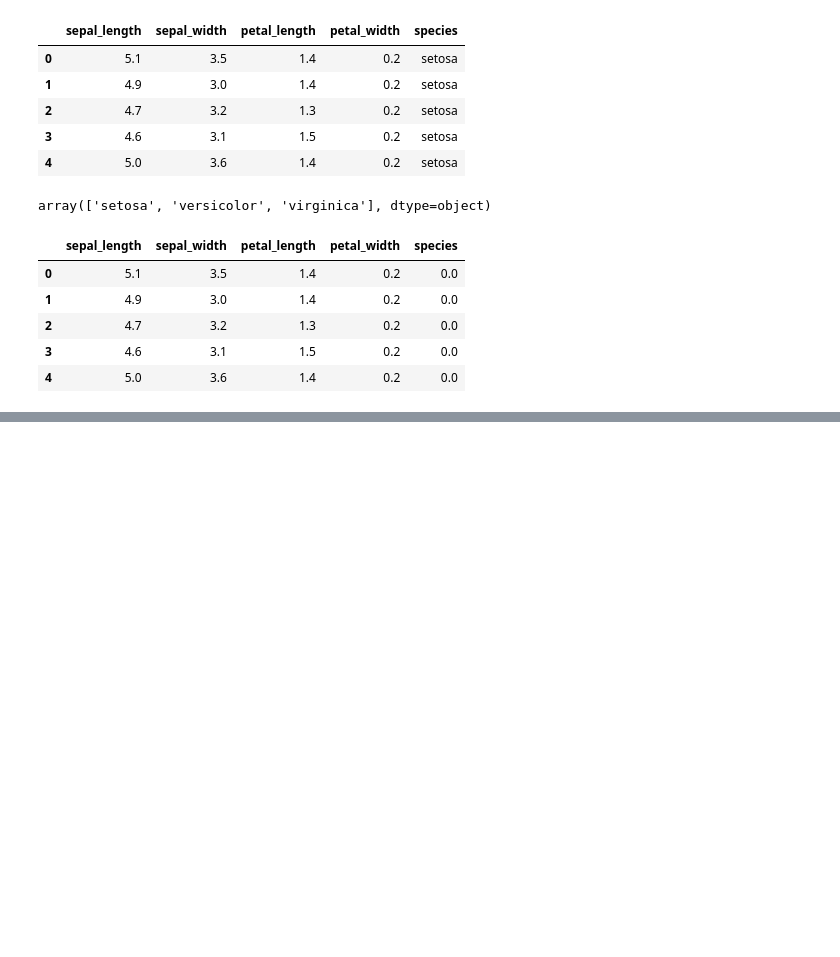
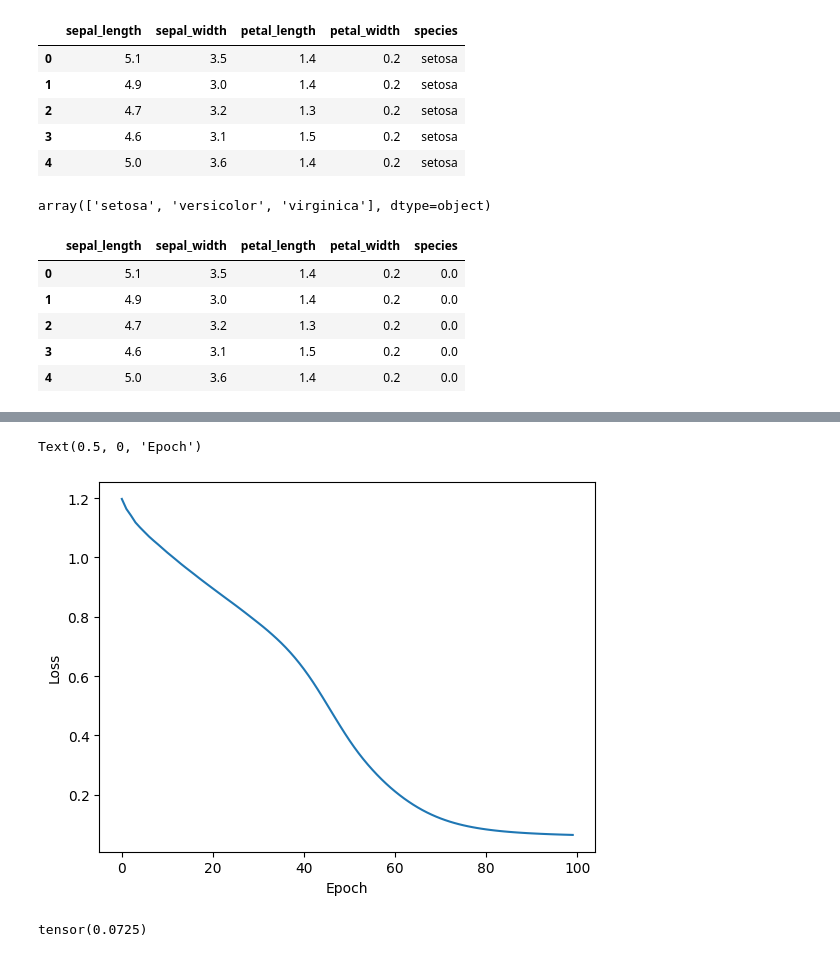
Before and after one commit to NewCodeLearner/DeepLearning_PyTorch, a Jupyter notebook: SimpleNeuralNetwork.ipynb, the cells around one changed output, grey strips where cells are left out. Saved outputs shown, nothing was run; the diff lists cells and outputs as text; code cells hidden in the pictures; blank space fills up the shorter version.

```diff
--- a/SimpleNeuralNetwork.ipynb
+++ b/SimpleNeuralNetwork.ipynb
@@ -91,3 +90,9 @@ X_test = torch.FloatTensor(X_test)
 #Convert y labels to tensors long
 y_train = torch.LongTensor(y_train)
 y_test = torch.LongTensor(y_test)
+# %%
+# Set the criterion of model to measure the error, how far off the predictions are from the actual value
+criterion = nn.CrossEntropyLoss()
+
+# Choose Adam Optimizer , lr = learning rate
+optimizer = torch.optim.Adam(model.parameters(),lr=0.01)
@@ -93,0 +107,24 @@ y_test = torch.LongTensor(y_test)
+# %%
+# Train our model
+# Epoch (one run thru all the training data in our network)
+epochs =100
+losses =[]
+for i in range(epochs):
+    #go forward and get prediction
+    y_pred = model.forward(X_train)
+
+    #Measure the loss/error
+    loss = criterion(y_pred,y_train) #predicted values vs y_train
+
+    #keep track of losses
+    losses.append(loss.detach().numpy())
+
+    #print every 10 epochs
+    if i % 10 ==0 :
+      print(f'Epoch : {i} and loss: {loss}')
+
+    #Do Some back propogation: take the error rate of forward propogation
+    #and feed it back thru the network to fine tune the weights
+    optimizer.zero_grad() #during the training phase, we typically want to explicitly set the gradients to zero before starting to do backpropagation (i.e., updating the Weights and biases) because PyTorch accumulates the gradients on subsequent backward passes.
+    loss.backward() #back propogation
+    optimizer.step() #update the weights
@@ -93,0 +142,7 @@ y_test = torch.LongTensor(y_test)
+# %%
+plt.plot(range(epochs),losses)
+plt.ylabel('Loss')
+plt.xlabel('Epoch')
+# %% [output]
+Text(0.5, 0, 'Epoch')
+[figure, added]
@@ -93,0 +155,4 @@ y_test = torch.LongTensor(y_test)
+# %%
+loss
+# %% [output]
+tensor(0.0725)
```
Also changed, not shown: parts of 7 cells of this notebook.
